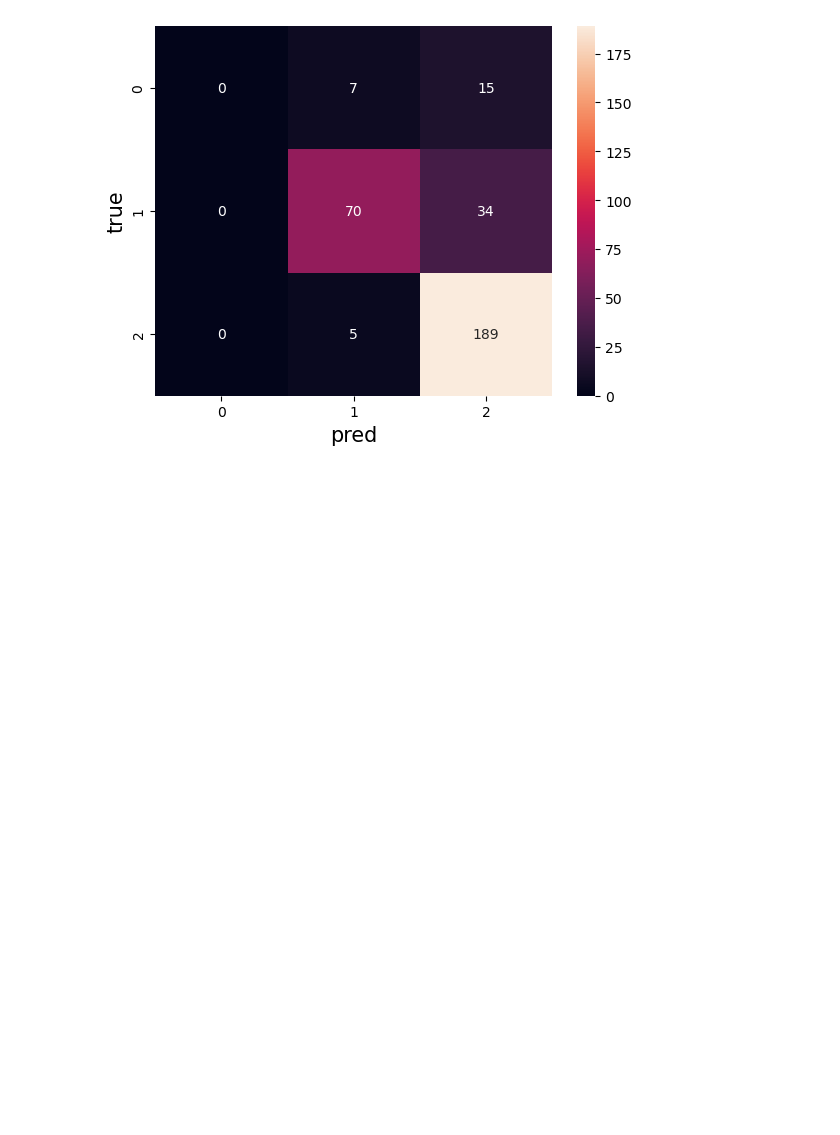
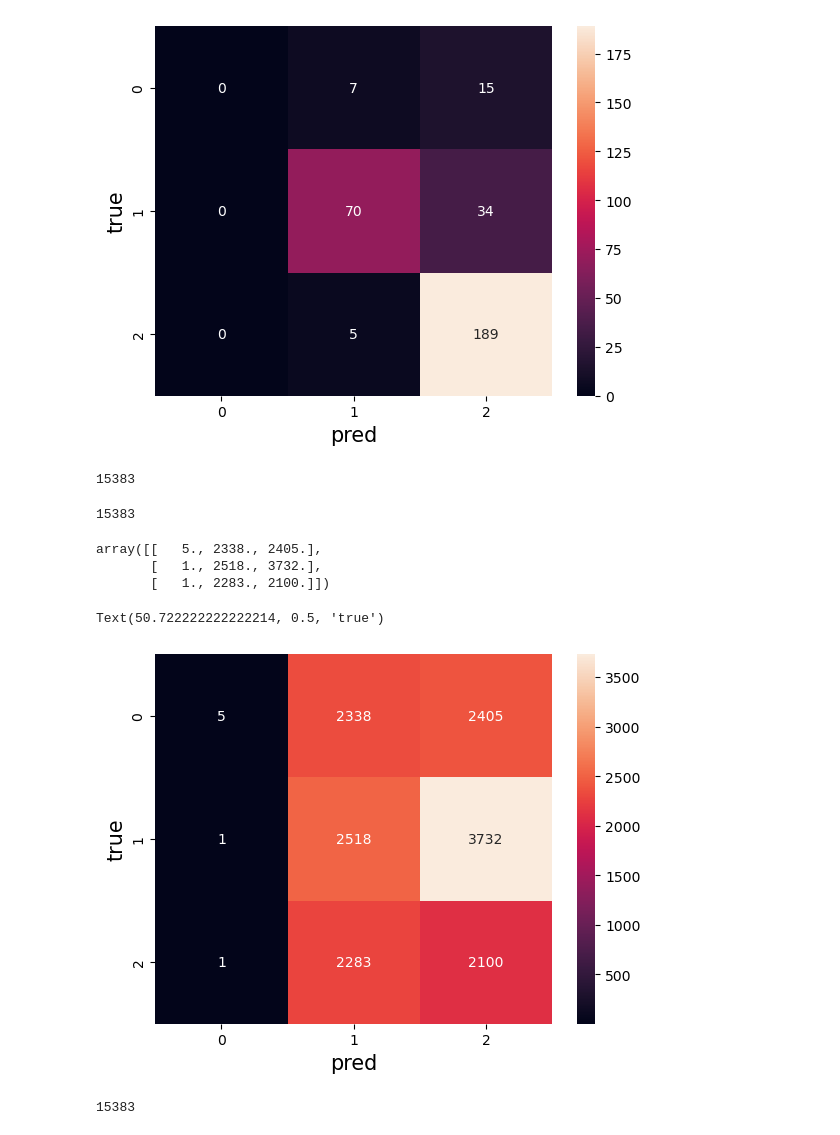
Before and after one commit to jl11390/project_1012, a Jupyter notebook: project.ipynb, the cells around one changed output. Cells and saved outputs as stored; diff of their text form; code cells hidden in the pictures; blank space fills up the shorter version.

```diff
--- a/project.ipynb
+++ b/project.ipynb
@@ -173,3 +186,50 @@ plt.ylabel('true', fontsize = 15) # y-axis label with fontsize 15
 # %% [output]
 Text(50.722222222222214, 0.5, 'true')
 [figure]
+# %%
+obj = read_result('test_results_hatexplain.p')
+# %%
+true_labels = np.array(hatexplain['train']['labels'])
+len(true_labels)
+# %% [output]
+15383
+# %%
+pred_labels = obj[0].argmax(axis=1)
+len(pred_labels)
+# %% [output]
+15383
+# %%
+np.set_printoptions(suppress=True)
+
+cm = np.zeros((3,3))
+for i in range(cm.shape[0]):
+    for j in range(cm.shape[1]):
+        cm[i][j] = int(sum((true_labels == i) & (pred_labels == j)))
+cm
+# %% [output]
+array([[   5., 2338., 2405.],
+       [   1., 2518., 3732.],
+       [   1., 2283., 2100.]])
+# %%
+import seaborn as sn
+import matplotlib.pyplot as plt
+
+sn.heatmap(cm, annot=True, fmt='g')
+plt.xlabel('pred', fontsize = 15) # x-axis label with fontsize 15
+plt.ylabel('true', fontsize = 15) # y-axis label with fontsize 15
+# %% [output]
+Text(50.722222222222214, 0.5, 'true')
+[figure, added]
+# %%
+demo_arr = np.array(hatexplain['train']['demo_props'])
+demo_l = []
+
+for d in demo_arr:
+    if any(d>0.6):
+        demo_l.append(np.argmax(d))
+    else:
+        demo_l.append(-1)
+demos = np.array(demo_l)
+len(demos)
+# %% [output]
+15383
```
Also changed, not shown: parts of 12 cells of this notebook.
